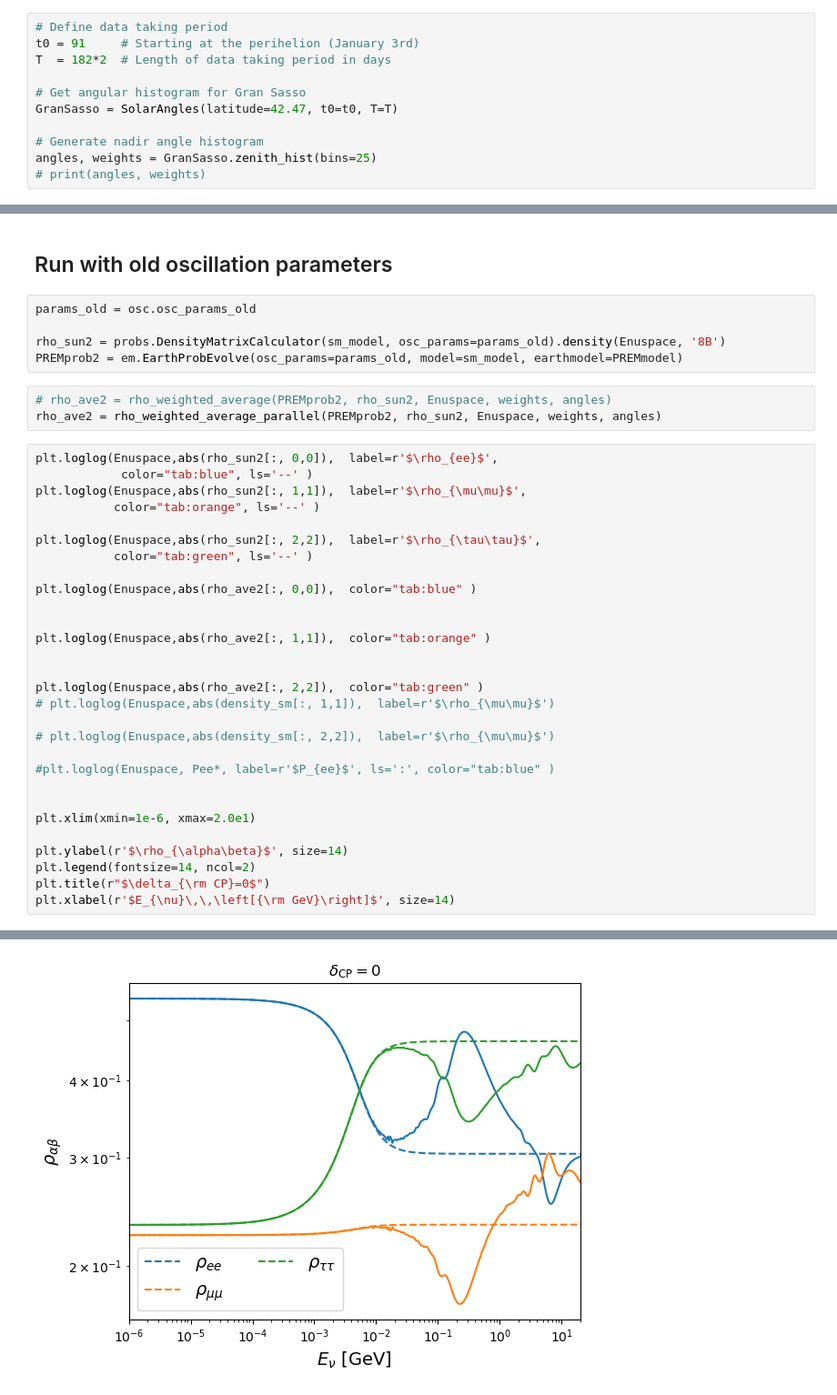
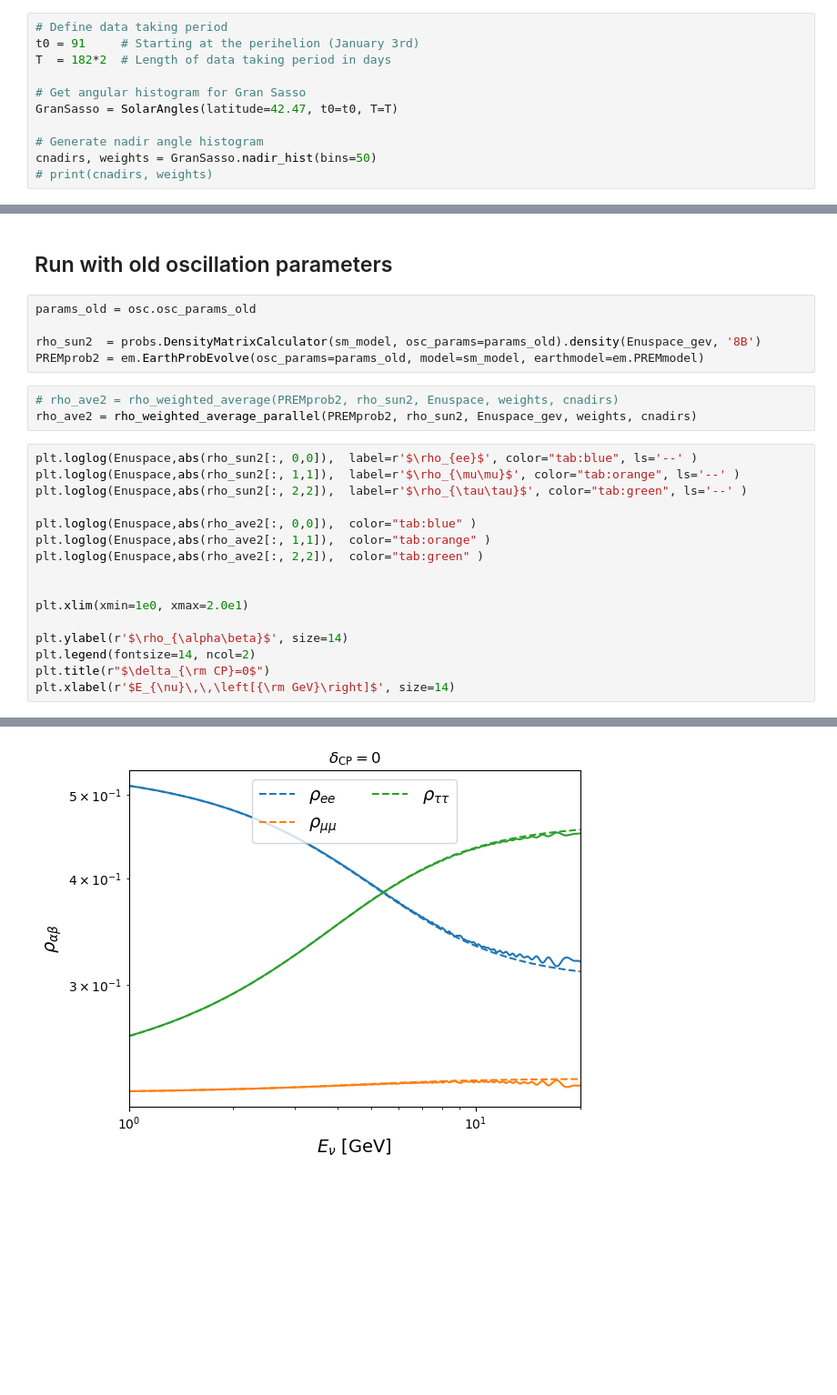
Before and after one commit to SNuDD/SNuDD, a Jupyter notebook: notebooks/earth_matter_prob.ipynb, the cells around one changed output, grey strips where cells are left out. Shown at 91% size. Drawn from its saved outputs; the diff is of its cells as text; blank space fills up the shorter version.

Commit message:
Renamed ceta -> cnadir; homogenized angular interface -> use cos(nadir)

```diff
--- a/notebooks/earth_matter_prob.ipynb
+++ b/notebooks/earth_matter_prob.ipynb
@@ -25,8 +25,8 @@ T  = 182*2  # Length of data taking period in days
 GranSasso = SolarAngles(latitude=42.47, t0=t0, T=T)
 
 # Generate nadir angle histogram
-angles, weights = GranSasso.zenith_hist(bins=25)
-# print(angles, weights)
+cnadirs, weights = GranSasso.nadir_hist(bins=50)
+# print(cnadirs, weights)
 # %%
 # OSC PARAMS
 delta_m12 = 7.49e-5 * (1e-9) ** 2  # GeV^2
@@ -183,40 +182,27 @@ To have accurate averaging, we need a sufficient density of point in the energy
 # %%
 params_old = osc.osc_params_old
 
-rho_sun2 = probs.DensityMatrixCalculator(sm_model, osc_params=params_old).density(Enuspace, '8B')
-PREMprob2 = em.EarthProbEvolve(osc_params=params_old, model=sm_model, earthmodel=PREMmodel)
+rho_sun2  = probs.DensityMatrixCalculator(sm_model, osc_params=params_old).density(Enuspace_gev, '8B')
+PREMprob2 = em.EarthProbEvolve(osc_params=params_old, model=sm_model, earthmodel=em.PREMmodel)
 # %%
-# rho_ave2 = rho_weighted_average(PREMprob2, rho_sun2, Enuspace, weights, angles)
-rho_ave2 = rho_weighted_average_parallel(PREMprob2, rho_sun2, Enuspace, weights, angles)
+# rho_ave2 = rho_weighted_average(PREMprob2, rho_sun2, Enuspace, weights, cnadirs)
+rho_ave2 = rho_weighted_average_parallel(PREMprob2, rho_sun2, Enuspace_gev, weights, cnadirs)
 # %%
-plt.loglog(Enuspace,abs(rho_sun2[:, 0,0]),  label=r'$\rho_{ee}$',
-            color="tab:blue", ls='--' )
-plt.loglog(Enuspace,abs(rho_sun2[:, 1,1]),  label=r'$\rho_{\mu\mu}$',
-           color="tab:orange", ls='--' )
-
-plt.loglog(Enuspace,abs(rho_sun2[:, 2,2]),  label=r'$\rho_{\tau\tau}$',
-           color="tab:green", ls='--' )
+plt.loglog(Enuspace,abs(rho_sun2[:, 0,0]),  label=r'$\rho_{ee}$', color="tab:blue", ls='--' )
+plt.loglog(Enuspace,abs(rho_sun2[:, 1,1]),  label=r'$\rho_{\mu\mu}$', color="tab:orange", ls='--' )
+plt.loglog(Enuspace,abs(rho_sun2[:, 2,2]),  label=r'$\rho_{\tau\tau}$', color="tab:green", ls='--' )
 
 plt.loglog(Enuspace,abs(rho_ave2[:, 0,0]),  color="tab:blue" )
+plt.loglog(Enuspace,abs(rho_ave2[:, 1,1]),  color="tab:orange" )
+plt.loglog(Enuspace,abs(rho_ave2[:, 2,2]),  color="tab:green" )
 
 
-plt.loglog(Enuspace,abs(rho_ave2[:, 1,1]),  color="tab:orange" )
-
-
-plt.loglog(Enuspace,abs(rho_ave2[:, 2,2]),  color="tab:green" )
-# plt.loglog(Enuspace,abs(density_sm[:, 1,1]),  label=r'$\rho_{\mu\mu}$')
-
-# plt.loglog(Enuspace,abs(density_sm[:, 2,2]),  label=r'$\rho_{\mu\mu}$')
-
-#plt.loglog(Enuspace, Pee*, label=r'$P_{ee}$', ls=':', color="tab:blue" )
-
-
-plt.xlim(xmin=1e-6, xmax=2.0e1)
+plt.xlim(xmin=1e0, xmax=2.0e1)
 
 plt.ylabel(r'$\rho_{\alpha\beta}$', size=14)
 plt.legend(fontsize=14, ncol=2)
 plt.title(r"$\delta_{\rm CP}=0$")
 plt.xlabel(r'$E_{\nu}\,\,\left[{\rm GeV}\right]$', size=14)
 # %% [output]
 Text(0.5, 0, '$E_{\\nu}\\,\\,\\left[{\\rm GeV}\\right]$')
-[figure, old version]
+[figure, new version]
```
Also changed, not shown: parts of 7 cells of this notebook, 8 other files.
